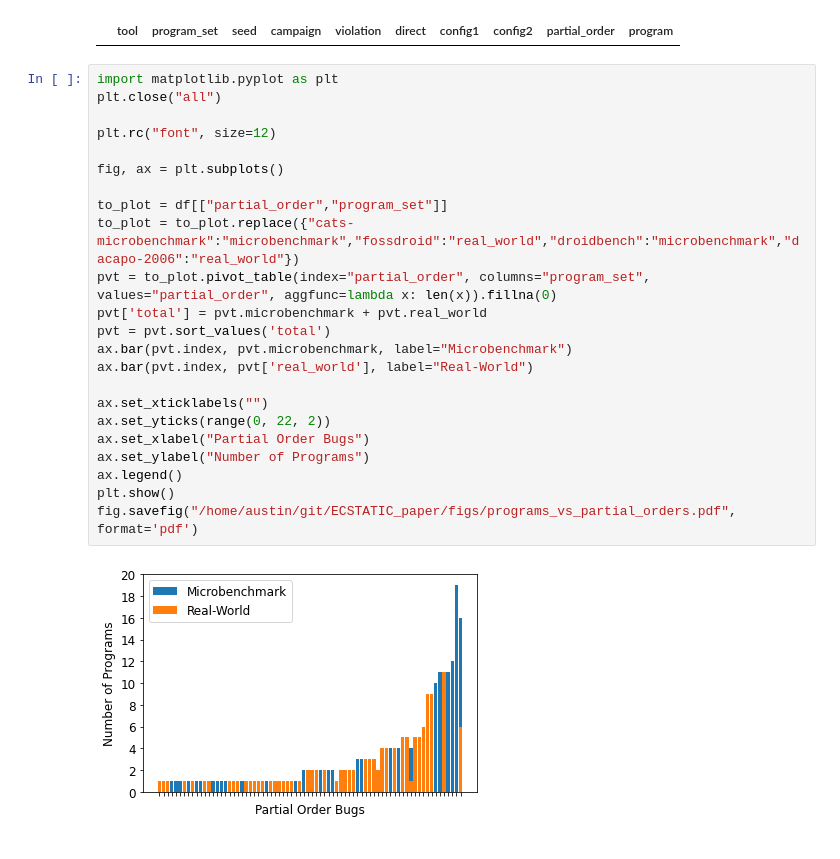
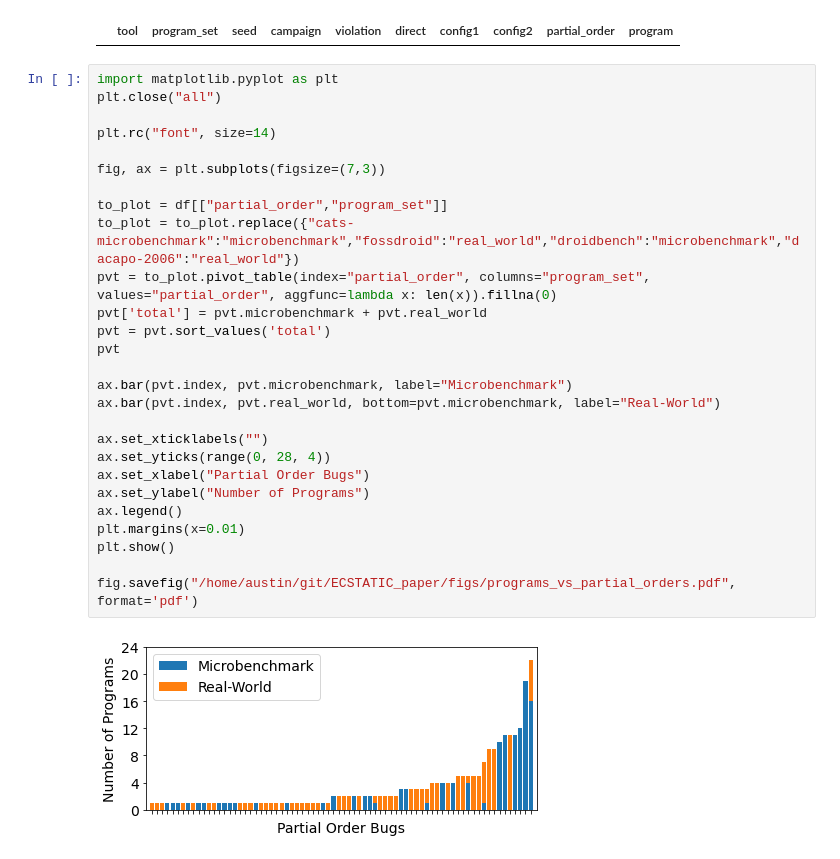
Before and after one commit to UTD-FAST-Lab/ECSTATIC, a Jupyter notebook: scripts/analysis/rq1.ipynb, the cells around one changed output. Saved outputs shown, nothing was run; the diff lists cells and outputs as text.

```diff
--- a/scripts/analysis/rq1.ipynb
+++ b/scripts/analysis/rq1.ipynb
@@ -62,25 +61,29 @@ transform[(transform['seed'] == 'NONE') & (transform.campaign.str.startswith('fu
 # %%
 import matplotlib.pyplot as plt
 plt.close("all")
 
-plt.rc("font", size=12)
+plt.rc("font", size=14)
 
-fig, ax = plt.subplots()
+fig, ax = plt.subplots(figsize=(7,3))
 
 to_plot = df[["partial_order","program_set"]]
 to_plot = to_plot.replace({"cats-microbenchmark":"microbenchmark","fossdroid":"real_world","droidbench":"microbenchmark","dacapo-2006":"real_world"})
 pvt = to_plot.pivot_table(index="partial_order", columns="program_set", values="partial_order", aggfunc=lambda x: len(x)).fillna(0)
 pvt['total'] = pvt.microbenchmark + pvt.real_world
 pvt = pvt.sort_values('total')
+pvt
+
 ax.bar(pvt.index, pvt.microbenchmark, label="Microbenchmark")
-ax.bar(pvt.index, pvt['real_world'], label="Real-World")
+ax.bar(pvt.index, pvt.real_world, bottom=pvt.microbenchmark, label="Real-World")
 
 ax.set_xticklabels("")
-ax.set_yticks(range(0, 22, 2))
+ax.set_yticks(range(0, 28, 4))
 ax.set_xlabel("Partial Order Bugs")
 ax.set_ylabel("Number of Programs")
 ax.legend()
+plt.margins(x=0.01)
 plt.show()
+
 fig.savefig("/home/austin/git/ECSTATIC_paper/figs/programs_vs_partial_orders.pdf", format='pdf')
 # %% [output]
-[figure, old version]
+[figure, new version]
```
Also changed, not shown: parts of 6 cells of this notebook, 1 other file.
